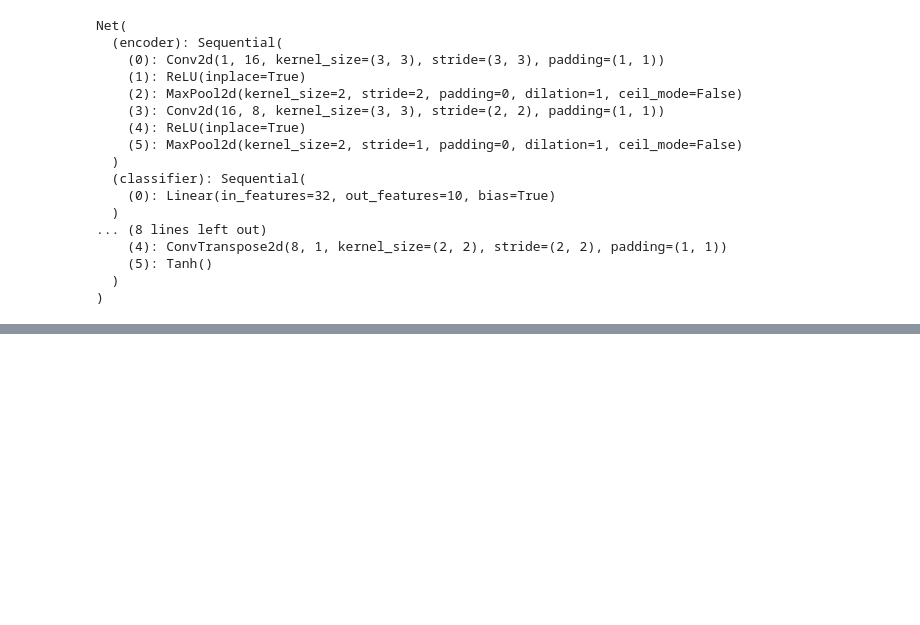
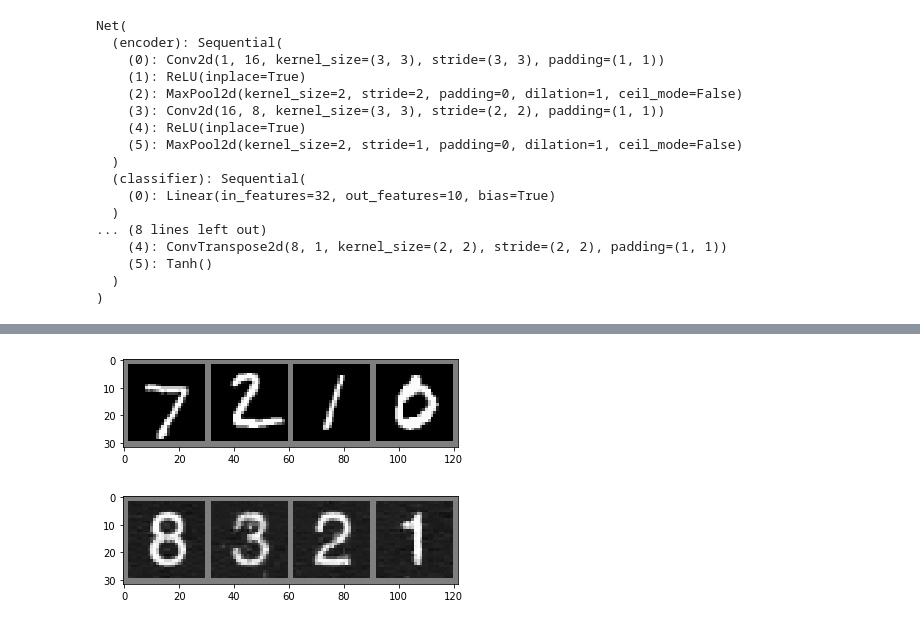
Before and after one commit to uschi2000/pytorch-exp, a Jupyter notebook: mnist-transfer-autoencoder.ipynb, the cells around one changed output, grey strips where cells are left out. Cells and saved outputs as stored; diff of their text form; code cells hidden in the pictures; blank space fills up the shorter version.

```diff
--- a/mnist-transfer-autoencoder.ipynb
+++ b/mnist-transfer-autoencoder.ipynb
@@ -128,0 +159,5 @@ Predicted:  tensor(7) tensor(2) tensor(1) tensor(0)
+# %%
+# Determine the number of parameters of the decoder network
+
+params = net.set_train_decoder()
+print("Number of float weights in decoder network:", sum(p.numel() for p in net.parameters()))
@@ -137,0 +182,11 @@ train(net, digit_trainset_loader, optimizer, criterion, 1)
+# %%
+# Visualize re-trained decoder
+
+images, labels = iter(test_loader).next()
+imshow(torchvision.utils.make_grid(images))
+net.set_eval_decoder()
+outputs = net(images)
+imshow(torchvision.utils.make_grid(outputs))
+# %% [output]
+[figure, added]
+[figure, added]
```
Also changed, not shown: parts of 10 cells of this notebook.
